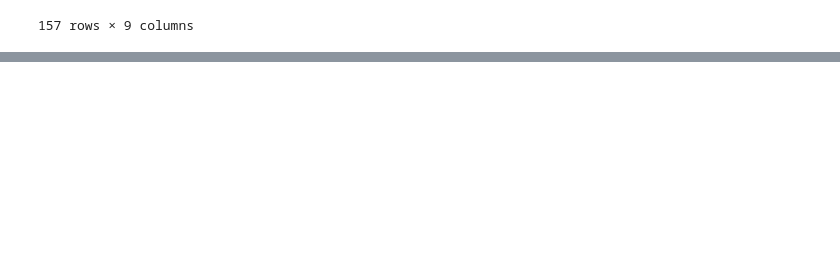
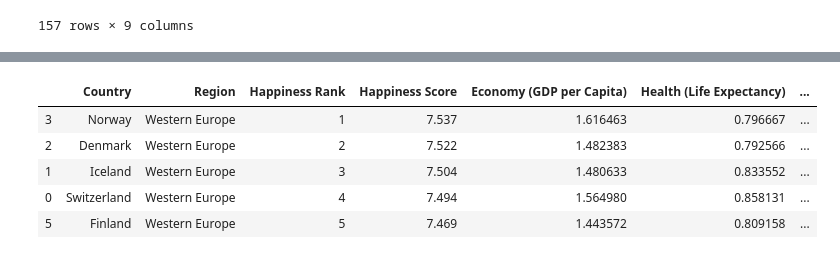
Before and after one commit to IsabelJamal95/project2-notepad, a Jupyter notebook: data-clean.ipynb, the cells around one changed output, grey strips where cells are left out. Drawn from its saved outputs; the diff is of its cells as text; code cells hidden in the pictures; blank space fills up the shorter version.

Commit message:
html tables

```diff
--- a/data-clean.ipynb
+++ b/data-clean.ipynb
@@ -2,8 +2,8 @@
 import pandas as pd
 from sqlalchemy import create_engine
 # %%
-read_2015= pd.read_csv('datasets_894_813759_2015.csv')
-read_2015
+df_read_2015= pd.read_csv('datasets_894_813759_2015.csv')
+df_read_2015
 # %% [output]
 |  | Country | Region | Happiness Rank | Happiness Score | Economy (GDP per Capita) | Health (Life Expectancy) | ... |
 | 0 | Switzerland | Western Europe | 1 | 7.587 | 1.39651 | 0.94143 | ... |
@@ -21,4 +42,4 @@ read_2015
 # %%
-country_region= read_2015.drop(['Happiness Rank', 'Happiness Score',  'Economy (GDP per Capita)',  'Health (Life Expectancy)','Freedom', 'Trust (Government Corruption)', 'Generosity', ], axis=1)
+country_region= df_read_2015.drop(['Happiness Rank', 'Happiness Score',  'Economy (GDP per Capita)',  'Health (Life Expectancy)','Freedom', 'Trust (Government Corruption)', 'Generosity', ], axis=1)
 # country_region
 # %%
@@ -41,6 +83,6 @@ happiness_2016
 # %%
-read_2017= pd.read_csv('datasets_894_813759_2017.csv')
-happiness_2017 = read_2017.drop(['Whisker.high', 'Whisker.low'],axis=1)
+df_read_2017= pd.read_csv('datasets_894_813759_2017.csv')
+df_happiness_2017 = df_read_2017.drop(['Whisker.high', 'Whisker.low'],axis=1)
 # %%
-merged_inner_2017 = pd.merge(left=country_region, right=happiness_2017, left_on='Country', right_on='Country')
-merged_inner_2017
+df_merged_inner_2017 = pd.merge(left=country_region, right=happiness_2017, left_on='Country', right_on='Country')
+# df_merged_inner_2017
@@ -60,0 +89,10 @@ merged_inner_2017
+# %%
+df_happines_2017 = df_merged_inner_2017.sort_values("Happiness Rank")
+df_happines_2017.head()
+# %% [output]
+|  | Country | Region | Happiness Rank | Happiness Score | Economy (GDP per Capita) | Health (Life Expectancy) | ... |
+| 3 | Norway | Western Europe | 1 | 7.537 | 1.616463 | 0.796667 | ... |
+| 2 | Denmark | Western Europe | 2 | 7.522 | 1.482383 | 0.792566 | ... |
+| 1 | Iceland | Western Europe | 3 | 7.504 | 1.480633 | 0.833552 | ... |
+| 0 | Switzerland | Western Europe | 4 | 7.494 | 1.564980 | 0.858131 | ... |
+| 5 | Finland | Western Europe | 5 | 7.469 | 1.443572 | 0.809158 | ... |
```
Also changed, not shown: parts of 15 cells of this notebook, 1 other file.
